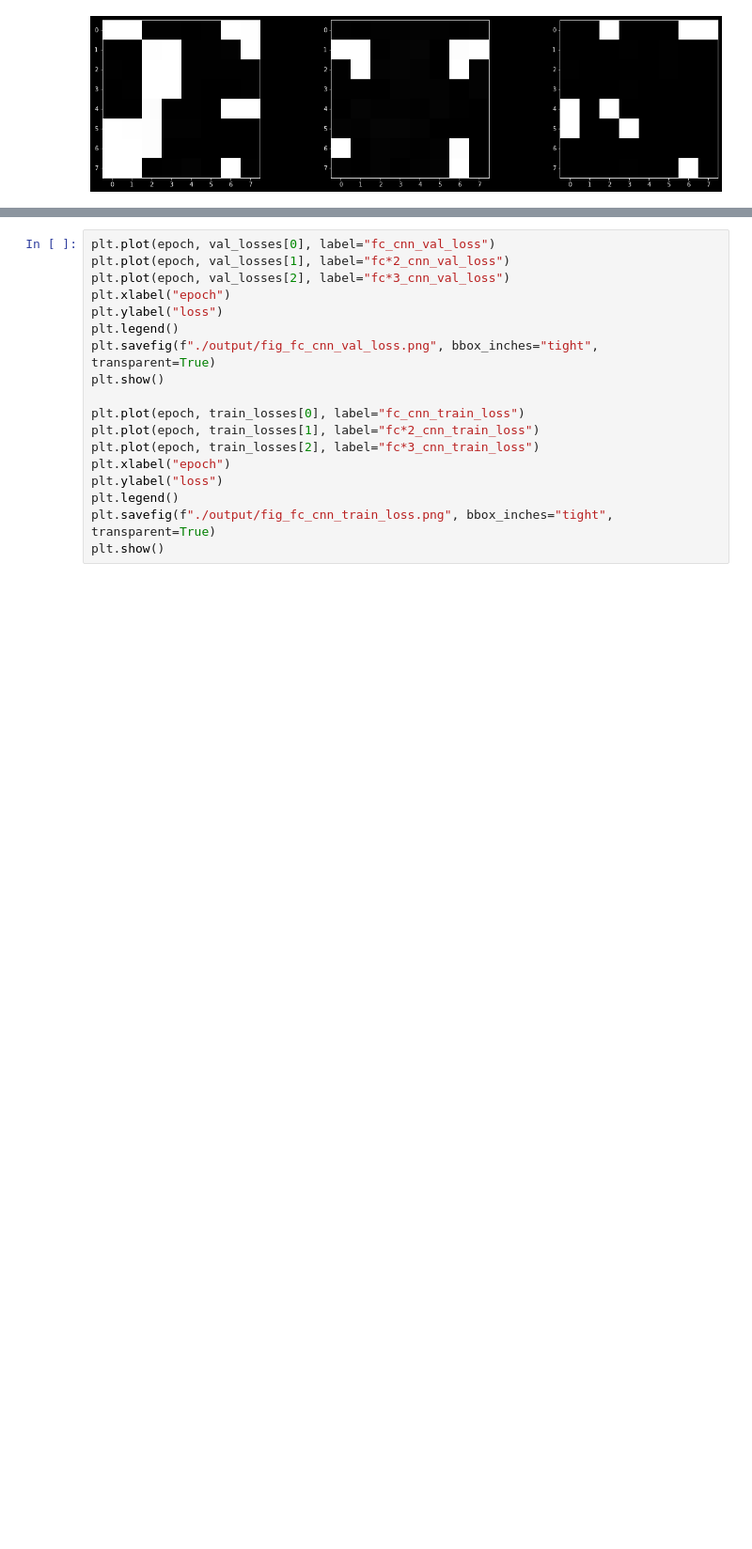
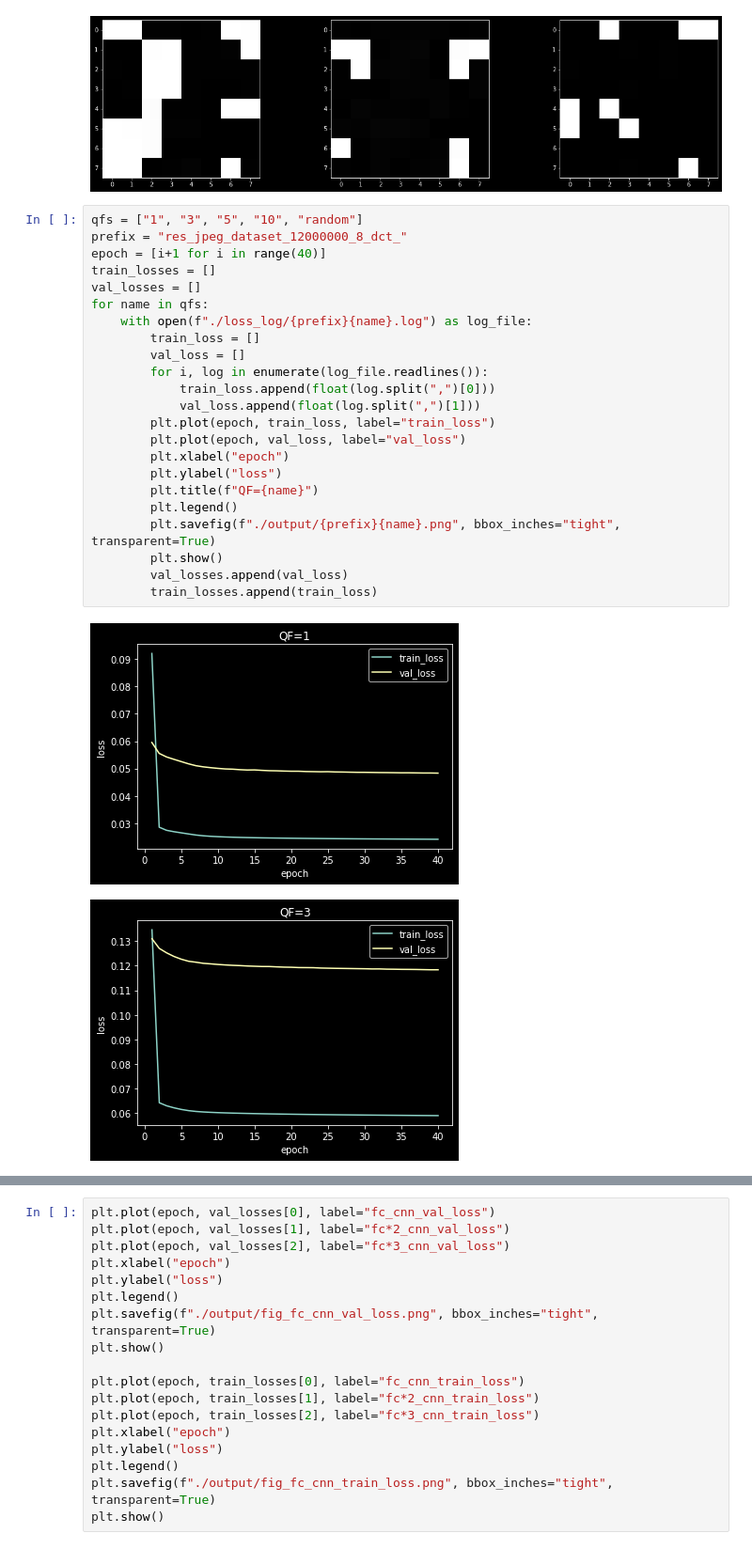
Before and after one commit to hanyuan97/learned-idct, a Jupyter notebook: plot_analyze.ipynb, the cells around one changed output, grey strips where cells are left out. Shown at 94% size. Saved outputs shown, nothing was run; the diff lists cells and outputs as text; blank space fills up the shorter version.

```diff
--- a/plot_analyze.ipynb
+++ b/plot_analyze.ipynb
@@ -67,3 +67,29 @@ for name in model_name:
 [figure]
 [figure]
 [figure]
+# %%
+qfs = ["1", "3", "5", "10", "random"]
+prefix = "res_jpeg_dataset_12000000_8_dct_"
+epoch = [i+1 for i in range(40)]
+train_losses = []
+val_losses = []
+for name in qfs:
+    with open(f"./loss_log/{prefix}{name}.log") as log_file:
+        train_loss = []
+        val_loss = []
+        for i, log in enumerate(log_file.readlines()):
+            train_loss.append(float(log.split(",")[0]))
+            val_loss.append(float(log.split(",")[1]))
+        plt.plot(epoch, train_loss, label="train_loss")
+        plt.plot(epoch, val_loss, label="val_loss")
+        plt.xlabel("epoch")
+        plt.ylabel("loss")
+        plt.title(f"QF={name}")
+        plt.legend()
+        plt.savefig(f"./output/{prefix}{name}.png", bbox_inches="tight", transparent=True)
+        plt.show()
+        val_losses.append(val_loss)
+        train_losses.append(train_loss)
+# %% [output]
+[figure, added]
+[figure, added]
```
Also changed, not shown: parts of 7 cells of this notebook, 5 other files.
